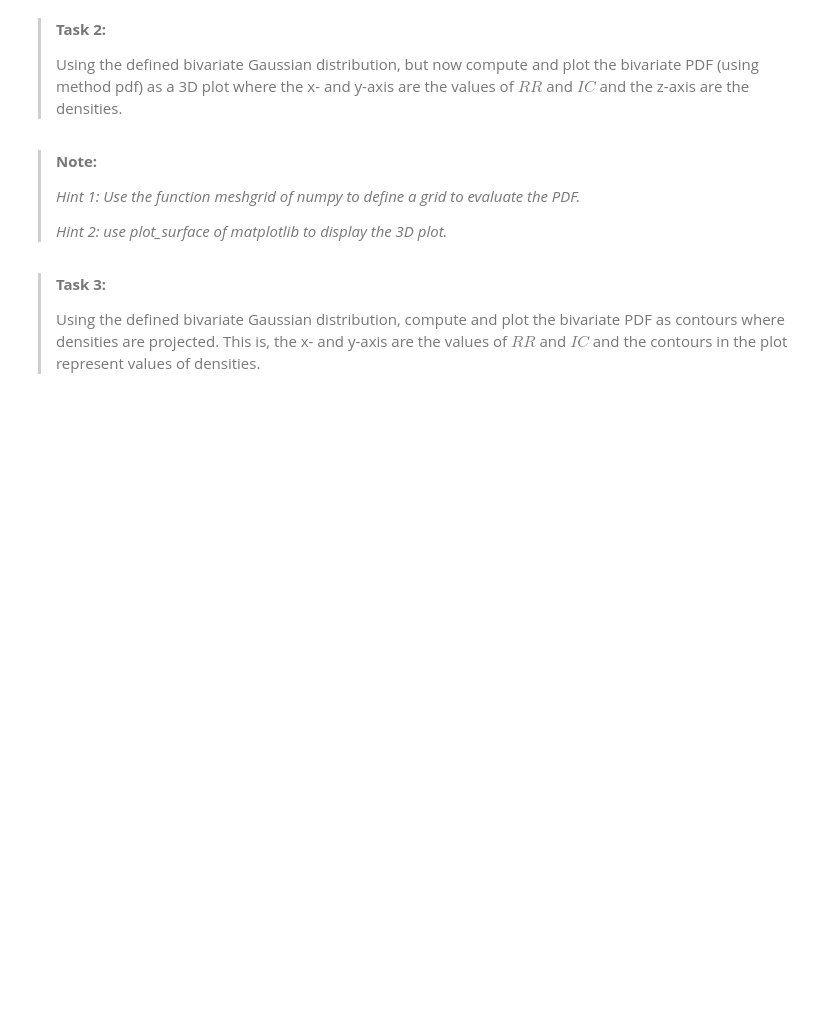
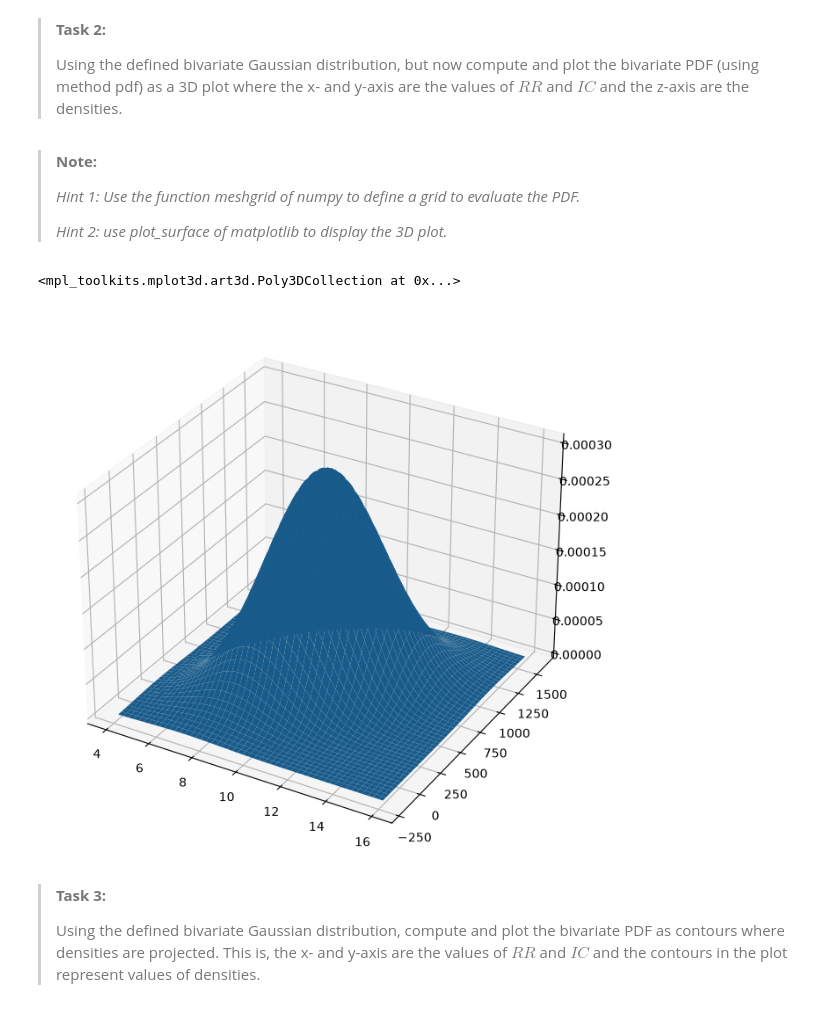
Before and after one commit to VLRobin/PA1.5_with_autograder, a Jupyter notebook: scipy_statcs_3d_plots.ipynb, the cells around one changed output. Cells and saved outputs as stored; diff of their text form; code cells hidden in the pictures; blank space fills up the shorter version.

```diff
--- a/scipy_statcs_3d_plots.ipynb
+++ b/scipy_statcs_3d_plots.ipynb
@@ -101,18 +165,24 @@ print(f"The shape of the mesh is: {mesh_plot.shape}")
 # %%
 # Define the mesh of values where we want to evaluate the random variables
 n = 200 #size of the mesh
-values_RR = np.linspace(### YOUR CODE HERE ###)
-values_IC = np.linspace(### YOUR CODE HERE ###)
+values_RR = np.linspace(mu1 - 3 * s1, mu1 + 3 * s1, n)
+values_IC = np.linspace(mu2 - 3 * s2, mu2 + 3 * s2, n)
 
 # Define the grid
-X1,X2 = np.meshgrid(### YOUR CODE HERE ###)
-X = ### YOUR CODE HERE ###
+X1,X2 = np.meshgrid(values_RR, values_IC)
+X = np.dstack((X1, X2))
 
 # Evaluate the PDF
 Z = multivariate_normal(mean=mu, cov=sigma).pdf(X)
 
 # Create the 3D plot
-### YOUR CODE LINES HERE
+fig = plt.figure(figsize = (10, 8))
+ax = fig.add_subplot(111, projection = '3d')
+
+ax.plot_surface(X1, X2, Z)
+# %% [output]
+<mpl_toolkits.mplot3d.art3d.Poly3DCollection at 0x...>
+[figure, added]
 # %% [markdown]
 > **Task 3:**
 >
```
Also changed, not shown: parts of 8 cells of this notebook.
